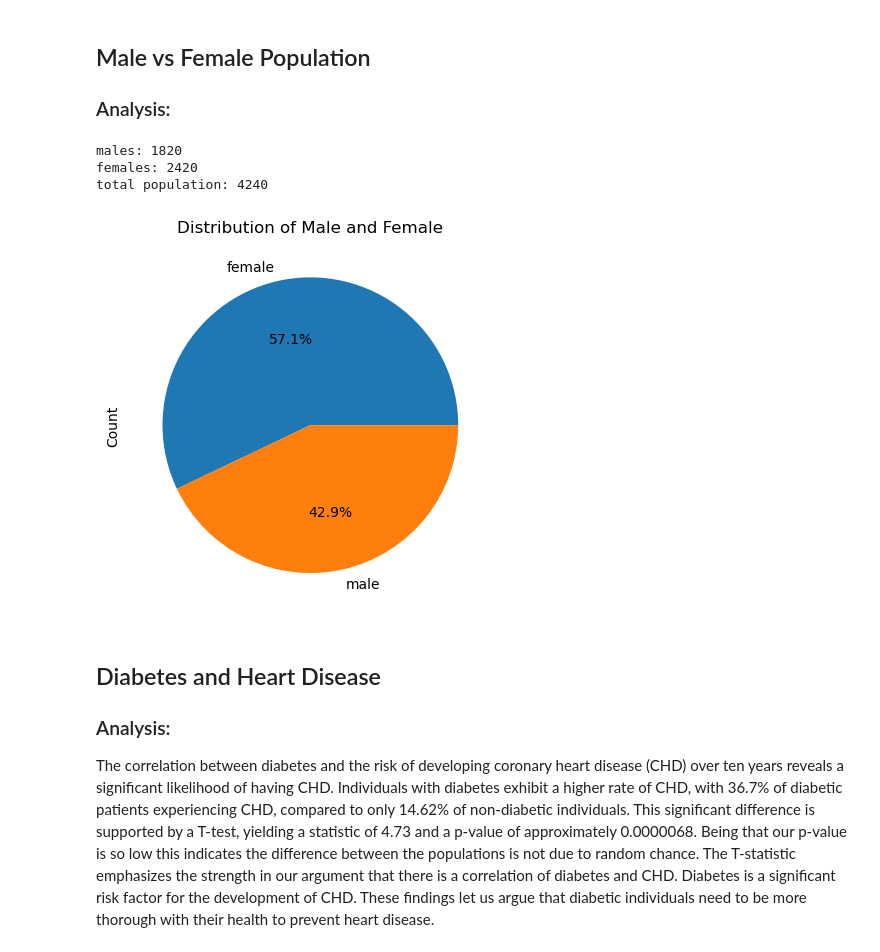
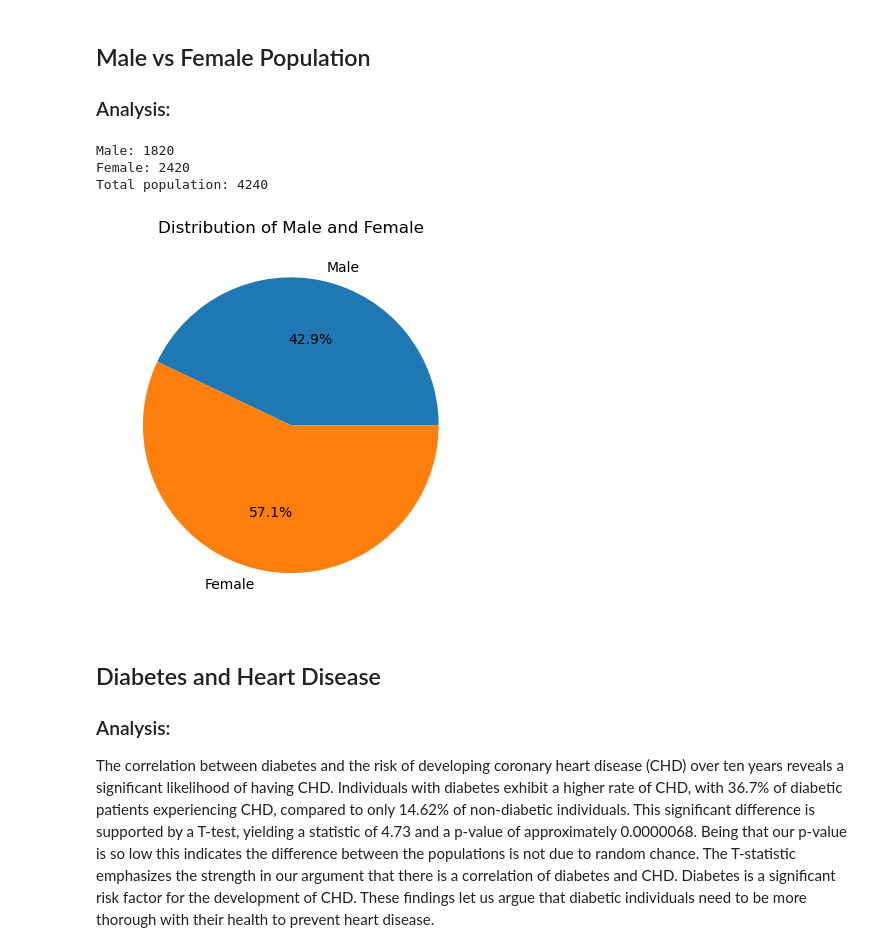
Before and after one commit to myhre062/heart-disease-analysis, a Jupyter notebook: heart-disease-data-analysis.ipynb, the cells around one changed output. Cells and saved outputs as stored; diff of their text form; code cells hidden in the pictures.

```diff
--- a/heart-disease-data-analysis.ipynb
+++ b/heart-disease-data-analysis.ipynb
@@ -24,27 +25,37 @@ heart_analysis_df
 | 4238 | 1 | 40 | 3.0 | 0 | 0.0 | 0.0 | 0 | 1 | ... |
 | 4239 | 0 | 39 | 3.0 | 1 | 30.0 | 0.0 | 0 | 0 | ... |
 4240 rows × 16 columns
+# %%
+def pie_chart(df, title, column_name, labels, angle=0):
+    pop_count1 = (df[column_name] == 1).sum()
+    pop_count2 = (df[column_name] == 0).sum()
+    total_count = pop_count1 + pop_count2
+    print(f'{labels[0]}: {pop_count1}')
+    print(f'{labels[1]}: {pop_count2}')
+    print(f'Total population: {total_count}')
+
+    # Prepare data for pie chart
+    sizes = [pop_count1, pop_count2]
+
+    # Create DataFrame for plotting
+    population_df = pd.DataFrame({'Status': labels, 'Count': sizes})
+
+    # Plot pie chart
+    population_df.plot.pie(y='Count', labels=population_df['Status'], autopct='%1.1f%%', legend=False, startangle=angle)
+    plt.title(title)
+    plt.ylabel('')
+    plt.show()
 # %% [markdown]
 ## Male vs Female Population
 
 ### Analysis:
-# %%
-male_count = (heart_analysis_df['male'] == 1).sum()
-female_count = (heart_analysis_df['male'] == 0).sum()
-print(f'males: {male_count}')
-print(f'females: {female_count}')
-print(f'total population: {male_count+female_count}')
-labels = ['female', 'male']
-sizes = [female_count, male_count]
-sex_population_df = pd.DataFrame({'Sex': labels, 'Count': sizes})
-sex_population_df.plot.pie(y='Count', labels=sex_population_df['Sex'], autopct='%1.1f%%', legend=False)
-plt.title('Distribution of Male and Female')
-plt.show()
-# %% [output]
-males: 1820
-females: 2420
-total population: 4240
-[figure, removed]
+# %%
+pie_chart(heart_analysis_df, 'Distribution of Male and Female', 'male', ['Male', 'Female'])
+# %% [output]
+Male: 1820
+Female: 2420
+Total population: 4240
+[figure, added]
 # %% [markdown]
 ## Diabetes and Heart Disease
 
```
Also changed, not shown: parts of 25 cells of this notebook.
